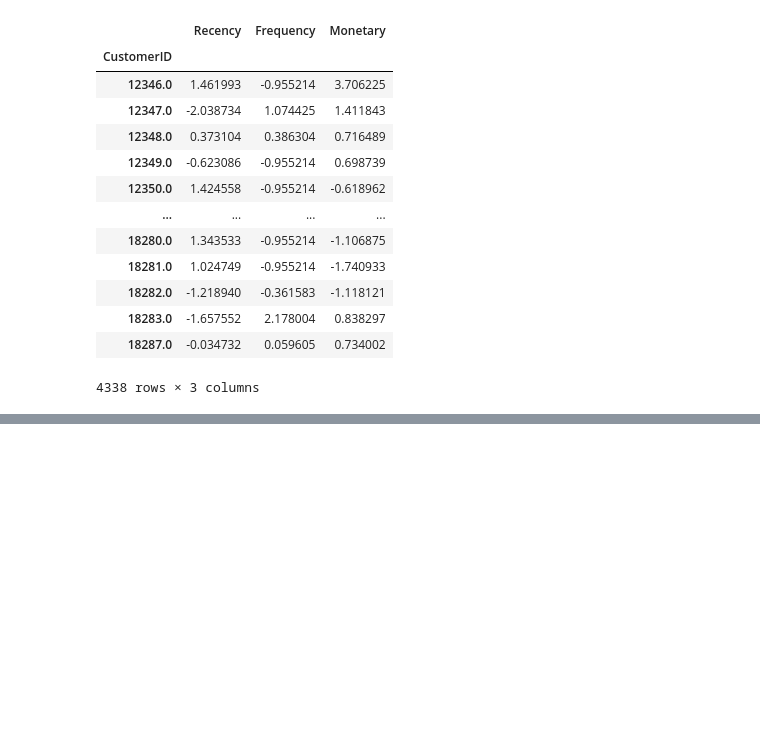
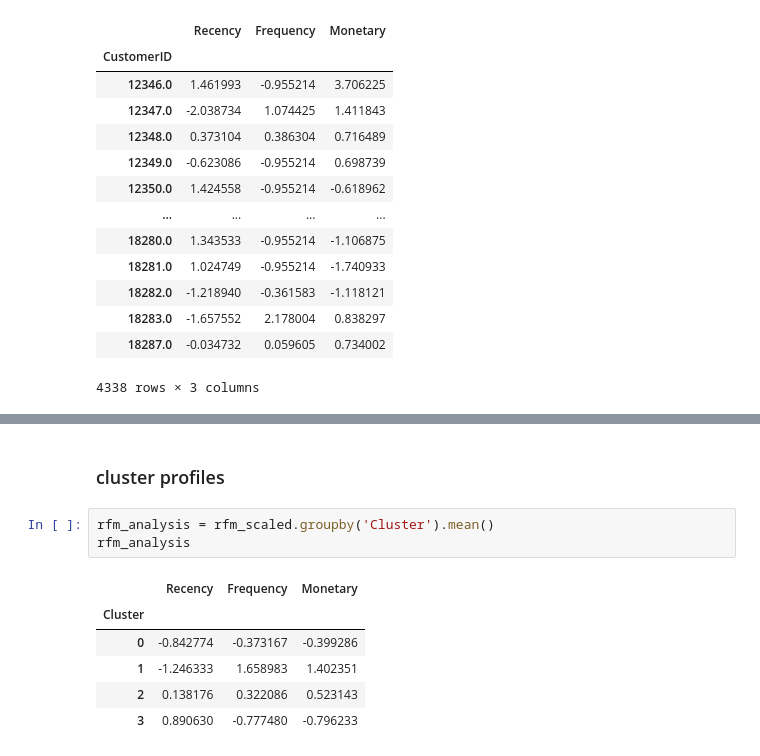
Before and after one commit to growithanand/customer-behavior-segmentation, a Jupyter notebook: notebooks/customer_segmentation.ipynb, the cells around one changed output, grey strips where cells are left out. Drawn from its saved outputs; the diff is of its cells as text; blank space fills up the shorter version.

```diff
--- a/notebooks/customer_segmentation.ipynb
+++ b/notebooks/customer_segmentation.ipynb
@@ -217,0 +250,12 @@ rfm_scaled
+# %% [markdown]
+### cluster profiles
+# %%
+rfm_analysis = rfm_scaled.groupby('Cluster').mean()
+rfm_analysis
+# %% [output]
+|  | Recency | Frequency | Monetary |
+| Cluster |  |  |  |
+| 0 | -0.842774 | -0.373167 | -0.399286 |
+| 1 | -1.246333 | 1.658983 | 1.402351 |
+| 2 | 0.138176 | 0.322086 | 0.523143 |
+| 3 | 0.890630 | -0.777480 | -0.796233 |
```
Also changed, not shown: parts of 11 cells of this notebook.
